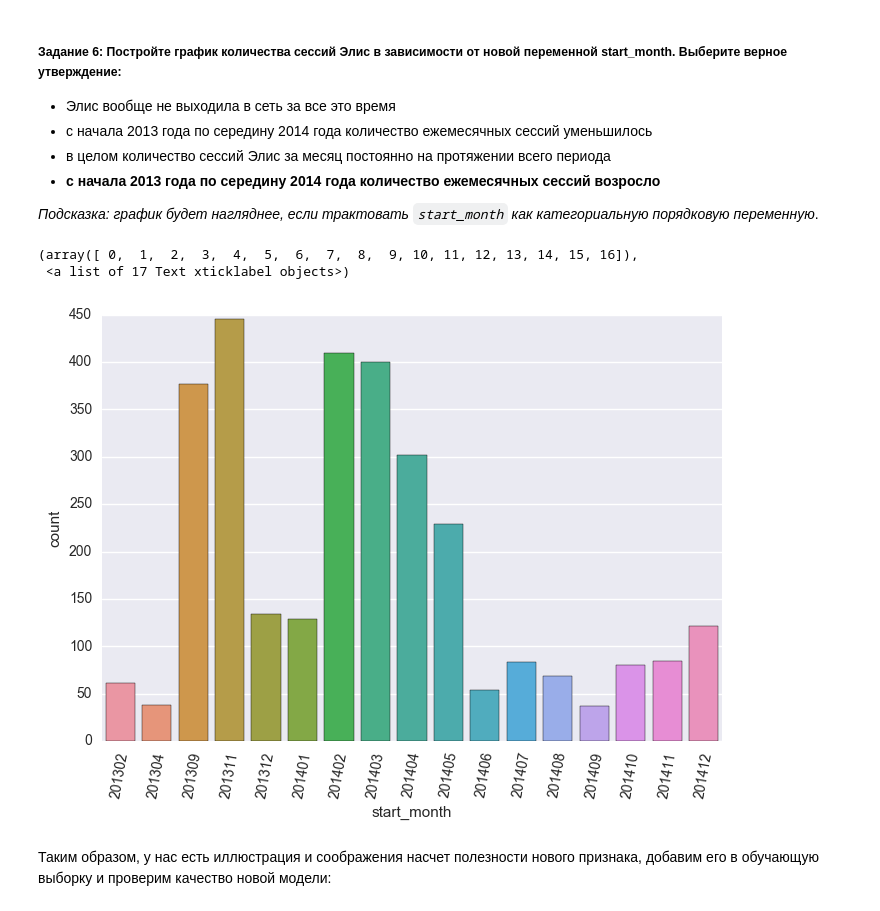
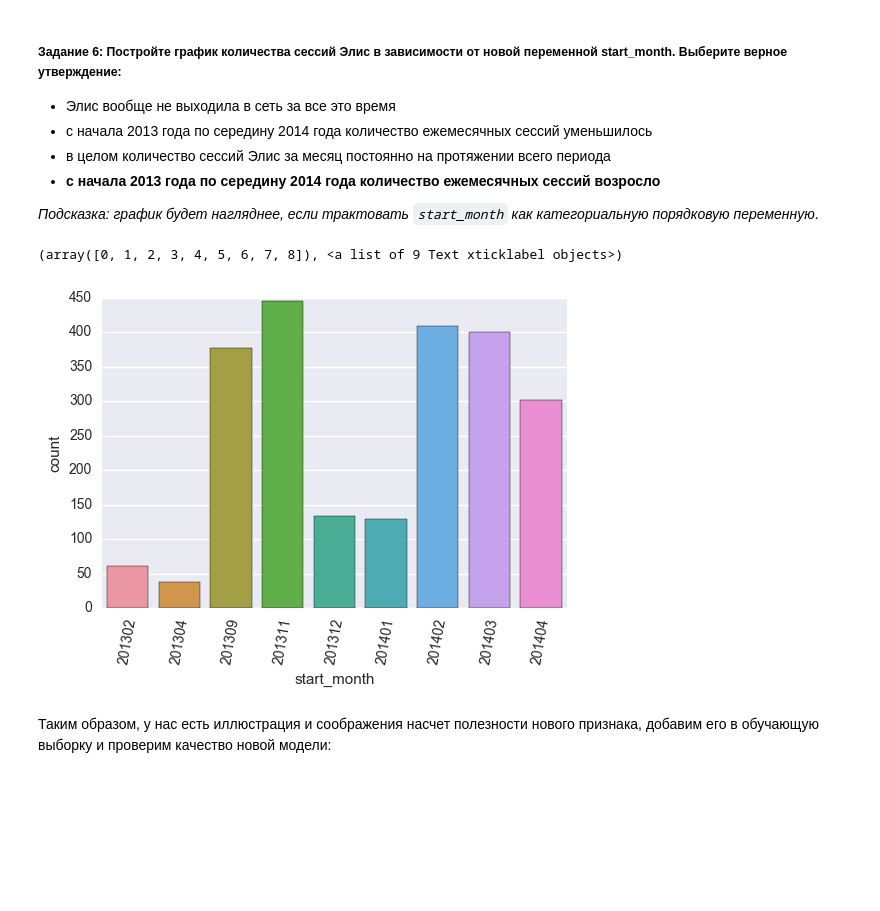
Before and after one commit to Insferatu/mlcourse_open, a Jupyter notebook: jupyter_notebooks/topic4_linear_models/[my_solution]_hw4_part1_websites_logistic_regression.ipynb, the cells around one changed output. Cells and saved outputs as stored; diff of their text form; code cells hidden in the pictures; blank space fills up the shorter version.

```diff
--- a/jupyter_notebooks/topic4_linear_models/[my_solution]_hw4_part1_websites_logistic_regression.ipynb
+++ b/jupyter_notebooks/topic4_linear_models/[my_solution]_hw4_part1_websites_logistic_regression.ipynb
@@ -418,12 +420,11 @@ full_new_feat['start_month'] = full_df['time1'].apply(lambda ts: 100 * ts.year +
 
 *Подсказка: график будет нагляднее, если трактовать `start_month` как категориальную порядковую переменную*.
 # %%
-g = sns.countplot(x='start_month', data=full_new_feat[y_train == 1])
+g = sns.countplot(x='start_month', data=full_new_feat.iloc[:idx_split, :][y_train == 1])
 plt.xticks(rotation=80)
 # %% [output]
-(array([ 0,  1,  2,  3,  4,  5,  6,  7,  8,  9, 10, 11, 12, 13, 14, 15, 16]),
- <a list of 17 Text xticklabel objects>)
+(array([0, 1, 2, 3, 4, 5, 6, 7, 8]), <a list of 9 Text xticklabel objects>)
-[figure, old version]
+[figure, new version]
 # %% [markdown]
 Таким образом, у нас есть иллюстрация и соображения насчет полезности нового признака, добавим его в обучающую выборку и проверим качество новой модели:
 # %%
```
Also changed, not shown: parts of 12 cells of this notebook, 1 other file.
